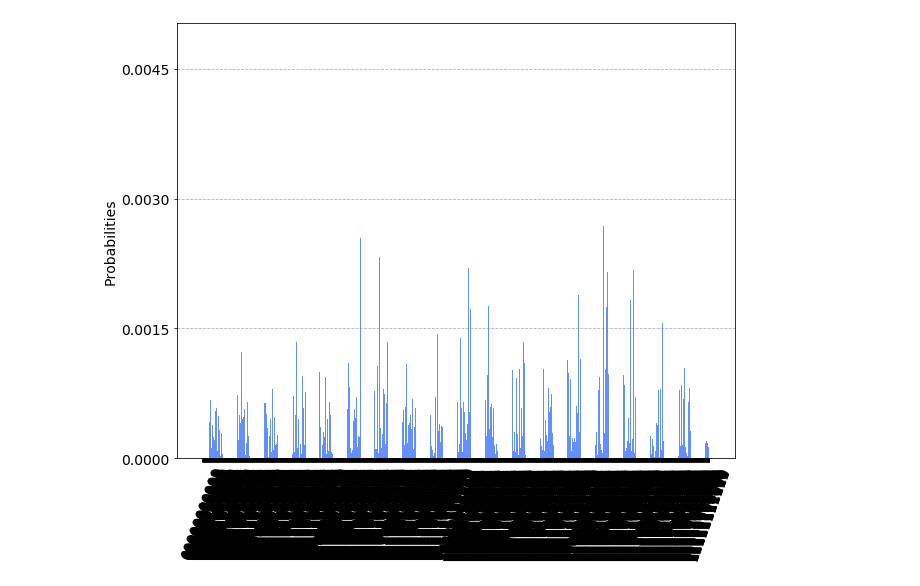
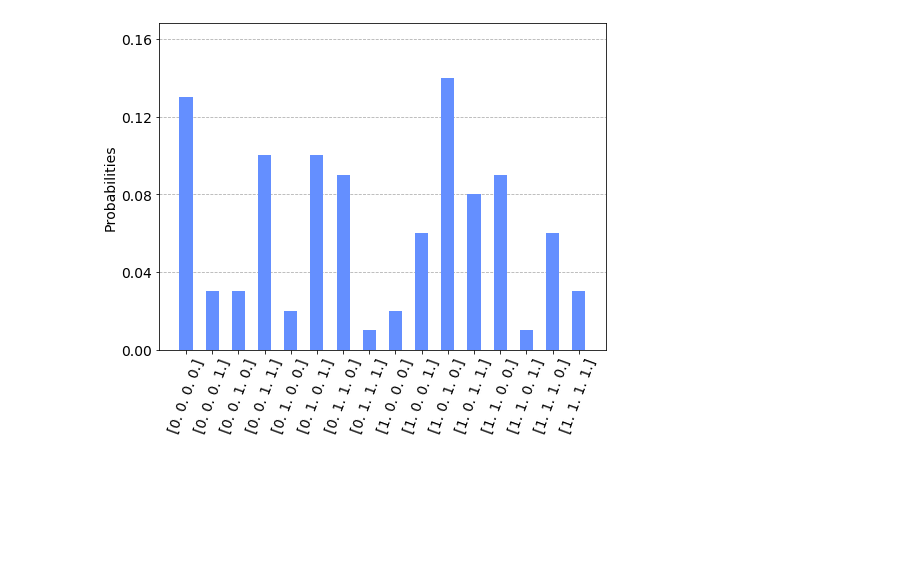
Before and after one commit to hafikarhankamac/qaoa_knapsack, a Jupyter notebook: Knapsack-QAOA.ipynb, the cells around one changed output. Drawn from its saved outputs; the diff is of its cells as text; code cells hidden in the pictures; blank space fills up the shorter version.

```diff
--- a/Knapsack-QAOA.ipynb
+++ b/Knapsack-QAOA.ipynb
@@ -14,11 +16,17 @@ from collections import OrderedDict
 import numpy as np
+# %%
+def knapsack_bruteforce(values, weights, max_weight, num_of_values):
+    if num_of_values == 0 or max_weight == 0:
+        return 0
+    if (weights[num_of_values - 1] > max_weight):
+        return knapsack_bruteforce(values, weights, max_weight, num_of_values - 1)
+    else:
+        return max(values[num_of_values - 1] + knapsack_bruteforce(values, weights, max_weight - weights[num_of_values - 1], num_of_values - 1), knapsack_bruteforce(values, weights, max_weight, num_of_values - 1))
 # %%
-#
 def get_most_likely(result):
     if isinstance(result.eigenstate, dict) or isinstance(result.eigenstate, OrderedDict):
-        binary_string = sorted(result.eigenstate.items(), key=lambda kl: kl[1])[-1][0]
+        binary_string = sorted(result.eigenstate.items(), key = lambda kl: kl[1])[-1][0]
         res = np.asarray([int(y) for y in reversed(list(binary_string))])
-        return res
     else:
         eigenvector = result.eigenstate if isinstance(result.eigenstate, np.ndarray) else result.eigenstate.to_matrix()
         n = int(np.log2(eigenvector.shape[0]))
@@ -27,4 +35,5 @@ def get_most_likely(result):
         for i in range(n):
             res[i] = m % 2
             m >>= 1
-        return res
+
+    return res
@@ -31,14 +79,17 @@ def get_most_likely(result):
 # %%
-#
 provider = IBMQ.load_account()
 
-values = [100,150,50,200]
-weights = [16,32,8,40]
-w_max = 64
+values = [100, 150, 50, 200]
+weights = [16, 32, 8, 40]
+max_weight = 64
 
 num_of_values = len(values)
 
-qubitOp, offset = knapsack.get_operator(values, weights, w_max)
+qubitOp, offset = knapsack.get_operator(values, weights, max_weight)
 
 print('Number of qubits = ' + str(qubitOp.num_qubits))
+
+classic_value = knapsack_bruteforce(values, weights, max_weight, num_of_values)
+
+print('Knapsack Bruteforce value = ' + str(classic_value))
 # %% [output]
@@ -117,9 +117,8 @@ qaoa_qc.draw(output='mpl')
-# %%
-backend = BasicAer.get_backend('statevector_simulator')
-
-simulate = execute(qaoa_qc, backend=backend, shots=512)
-qaoa_qc_results = simulate.result()
-
-plot_histogram(qaoa_qc_results.get_counts(),figsize = (10,8),bar_labels = False)
-# %% [output]
-[figure, removed]
+# %%
+ks_results, ks_values, ks_weights, ks_expectation_ratios = qaoa_run(False, True, qubitOp, 1, 300, 1024, values, weights, classic_value, num_of_values, 100, False)
+
+ks_results_counts = Counter(ks_results)
+
+plot_histogram(ks_results_counts, figsize = (8,6), bar_labels = False)
+# %% [output]
+[figure, added]
```
Also changed, not shown: parts of 19 cells of this notebook.
